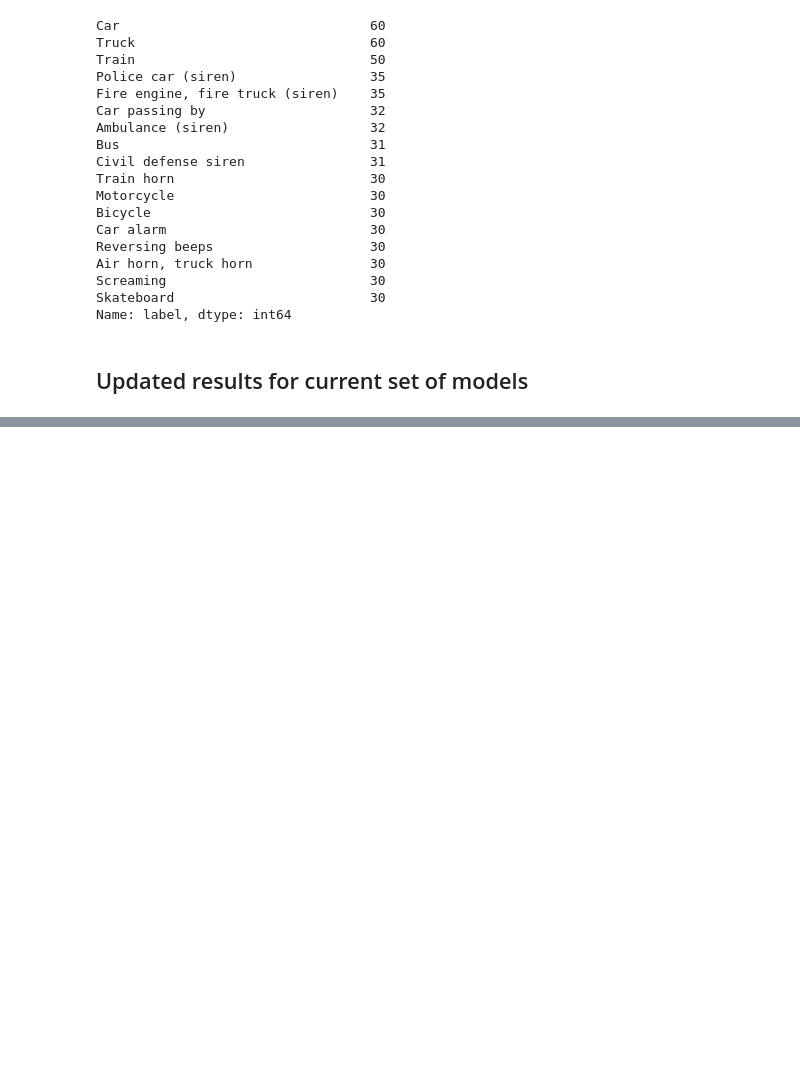
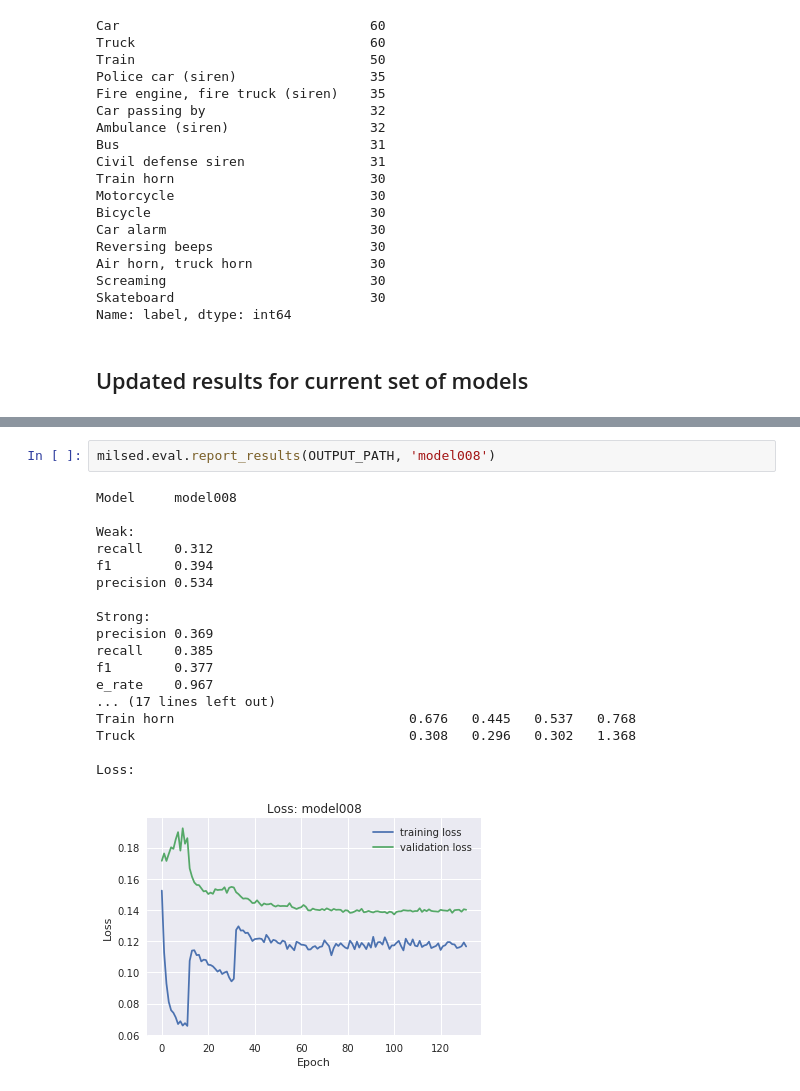
Before and after one commit to marl/milsed, a Jupyter notebook: notebooks/v1/01_model_results.ipynb, the cells around one changed output, grey strips where cells are left out. Cells and saved outputs as stored; diff of their text form; blank space fills up the shorter version.

```diff
--- a/notebooks/v1/01_model_results.ipynb
+++ b/notebooks/v1/01_model_results.ipynb
@@ -660,0 +672,21 @@ df8
+# %%
+milsed.eval.report_results(OUTPUT_PATH, 'model008')
+# %% [output]
+Model     model008
+
+Weak:
+recall    0.312
+f1        0.394
+precision 0.534
+
+Strong:
+precision 0.369
+recall    0.385
+f1        0.377
+e_rate    0.967
+... (17 lines left out)
+Train horn                              0.676   0.445   0.537   0.768
+Truck                                   0.308   0.296   0.302   1.368
+
+Loss:
+[figure, added]
```
Also changed, not shown: parts of 10 cells of this notebook, 6 other files.
